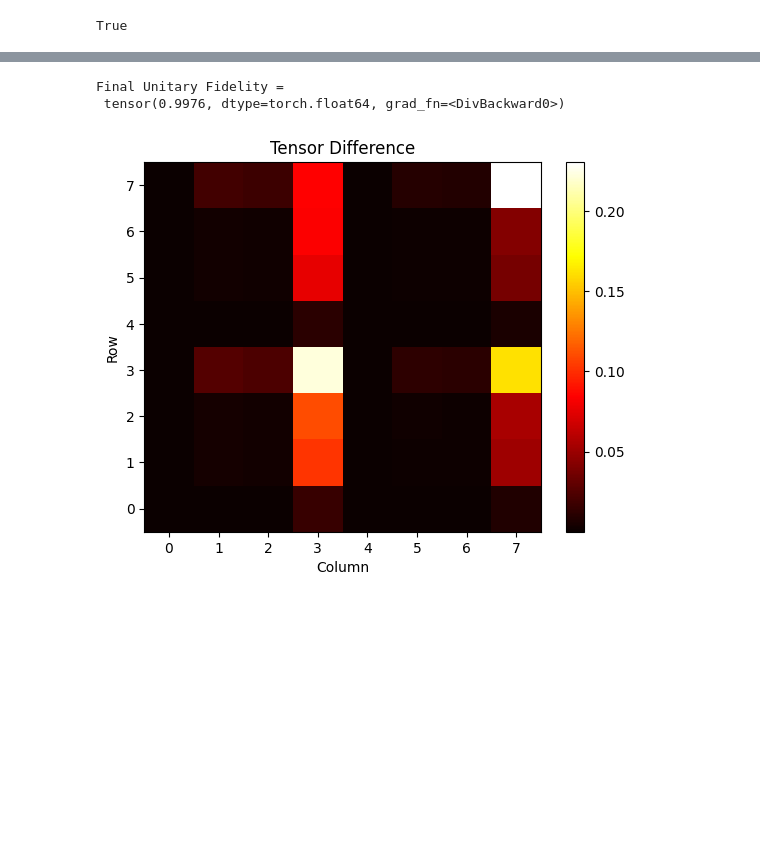
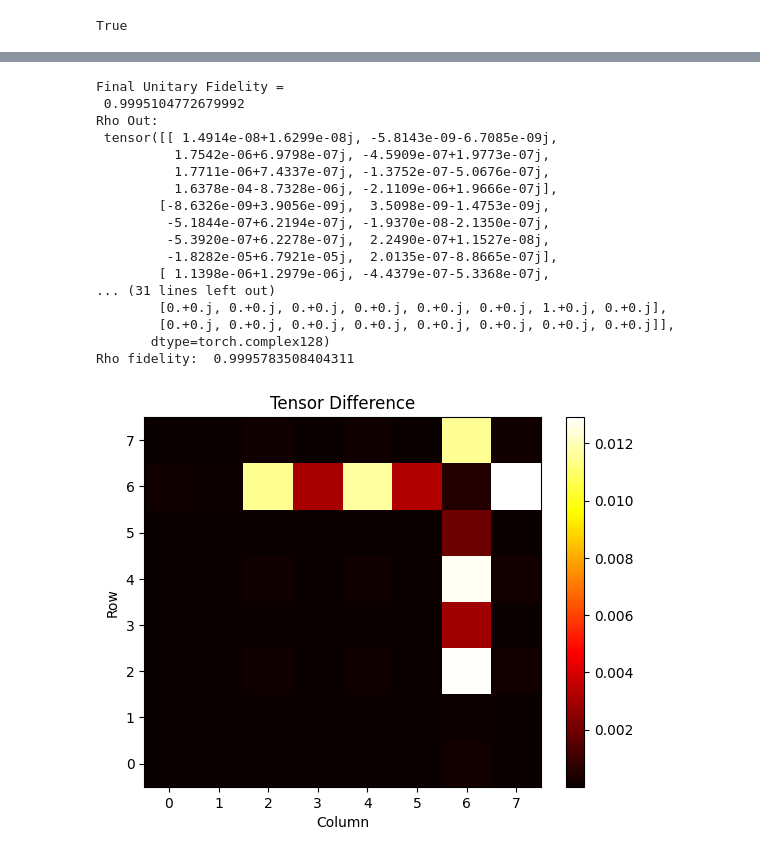
Before and after one commit to mainCSG/QuantumDotControl, a Jupyter notebook: optimal_control/optimal_unitary.ipynb, the cells around one changed output, grey strips where cells are left out. Drawn from its saved outputs; the diff is of its cells as text; code cells hidden in the pictures; blank space fills up the shorter version.

Commit message:
SWAP(1,3) finally makes sense.

```diff
--- a/optimal_control/optimal_unitary.ipynb
+++ b/optimal_control/optimal_unitary.ipynb
@@ -420,24 +409,27 @@ class CostFunction(nn.Module):
         fid = self.fidelity(output,target)
 
         operator_dist = nn.L1Loss()
-        p = 0.5
+        p = 0.4
         return p * (fid-1)**2 + (1-p) * operator_dist(output, target), fid
 
 # opt_params = [g_coeffs.to(device), B_rf_coeffs.to(device), phi_coeffs.to(device)]
-lr_dict = {'g': 1e-3, 'B_rf': 1e-3, 'phi': 1e-2, 'J': 1e10}
+lr_dict = {'g': 1e-3, 'B_rf': 1e-3, 'phi': 1e-3, 'J': 1e-2}
 optimizer = torch.optim.Adam(
         [{'params': g_coeffs, 'lr': lr_dict['g']},
          {'params': B_rf_coeffs, 'lr': lr_dict['B_rf']},
          {'params': phi_coeffs, 'lr': lr_dict['phi'],},
-         {'params': J_coeffs, 'lr': lr_dict['J']}],
-        )
+         {'params': J_coeffs, 'lr': lr_dict['J']}])
+
+
+boost_scheduler = torch.optim.lr_scheduler.StepLR(optimizer, step_size=1, gamma=1.001)
+shrink_scheduler = torch.optim.lr_scheduler.StepLR(optimizer, step_size=1, gamma=0.99)
 
 criterion = CostFunction()
 
 epochs = 1000
 loss_array = []
 
-threshold = 0.99
+threshold = 0.9995
 
 for i in range(epochs):
 
@@ -457,7 +449,13 @@ for i in range(epochs):
 
     loss_array.append(loss.item())
 
-    if i % 50 == 0:
+    # if fid > 0.8 and fid < 1.2:
+    #     shrink_scheduler.step()
+
+    # if fid < 0.8 and fid > 1.2:
+    #     boost_scheduler.step()
+
+    if i % 25 == 0:
         print("Step {}: Loss = {}, Fidelity = {}".format(i, loss.item(), fid))
 
     if fid > threshold and fid < 1:
@@ -491,33 +498,55 @@ plot_tensor_difference(L_output.detach().numpy(), L_desired.detach().numpy())
 # %%
 # print("Output superoperator, \n ",L_output)
 # print("Desired superoperator, \n ", L_desired)
-print("Final Unitary Fidelity = \n",fid)
+print("Final Unitary Fidelity = \n",fid.item())
 
 # See what L_f does to initial state
 rho_out = torch.matmul(
             L_output, rho0.view(-1,)
         )
 
+def matrix_sqrt(A):
+    w,v = torch.linalg.eig(A)
+    sqrt_A = torch.chain_matmul(v, torch.diag(w), torch.inverse(v))
+    return sqrt_A
+
+
 def fidelity_states(rho, sigma):
     # rho is output
-    sqrt_rho = torch.pow(rho, 0.5)
+    sqrt_rho = matrix_sqrt(rho)
     temp_mat = torch.mm(sqrt_rho, torch.mm(sigma, sqrt_rho))
-    return (torch.trace(torch.pow(temp_mat, 0.5)))
+    return torch.real(torch.trace(matrix_sqrt(temp_mat)))
 
 rho_out = rho_out.view(2**N,2**N)
 rho_theoretical = rho_desired.view(2**N,2**N)
-# print("Rho Out: \n", rho_out)
-# print("Rho Desired: \n", rho_theoretical)
-# print("Rho fidelity: \n", fidelity_states(rho_out,rho_theoretical))
+
+print("Rho Out: \n", rho_out)
+print("Rho Desired: \n", rho_theoretical)
+print("Rho fidelity: ", fidelity_states(rho_out,rho_theoretical).item())
 plot_tensor_difference(rho_out.detach().numpy(), rho_theoretical.detach().numpy())
 
 
 # X,Y,Z = get_xyz_state(evolve_rho(rho0, g, B_rf, phi, J, L, N, dispersive=isDispersive)[-1])
 # print("X,Y,Z = ({}, {}, {})".format(X,Y,Z))
 # %% [output]
 Final Unitary Fidelity =
- tensor(0.9976, dtype=torch.float64, grad_fn=<DivBackward0>)
+ 0.9995104772679992
+Rho Out:
+ tensor([[ 1.4914e-08+1.6299e-08j, -5.8143e-09-6.7085e-09j,
+          1.7542e-06+6.9798e-07j, -4.5909e-07+1.9773e-07j,
+          1.7711e-06+7.4337e-07j, -1.3752e-07-5.0676e-07j,
+          1.6378e-04-8.7328e-06j, -2.1109e-06+1.9666e-07j],
+        [-8.6326e-09+3.9056e-09j,  3.5098e-09-1.4753e-09j,
+         -5.1844e-07+6.2194e-07j, -1.9370e-08-2.1350e-07j,
+         -5.3920e-07+6.2278e-07j,  2.2490e-07+1.1527e-08j,
+         -1.8282e-05+6.7921e-05j,  2.0135e-07-8.8665e-07j],
+        [ 1.1398e-06+1.2979e-06j, -4.4379e-07-5.3368e-07j,
+... (31 lines left out)
+        [0.+0.j, 0.+0.j, 0.+0.j, 0.+0.j, 0.+0.j, 0.+0.j, 1.+0.j, 0.+0.j],
+        [0.+0.j, 0.+0.j, 0.+0.j, 0.+0.j, 0.+0.j, 0.+0.j, 0.+0.j, 0.+0.j]],
+       dtype=torch.complex128)
+Rho fidelity:  0.9995783508404311
-[figure, old version]
+[figure, new version]
 # %%
 for i in range(1,N+1):
     bloch_animation(i, evolve_rho(rho0, g, B_rf, phi, J, L, N, dispersive=isDispersive).detach().numpy(), plot=True)
```
Also changed, not shown: parts of 8 cells of this notebook, 11 other files.
